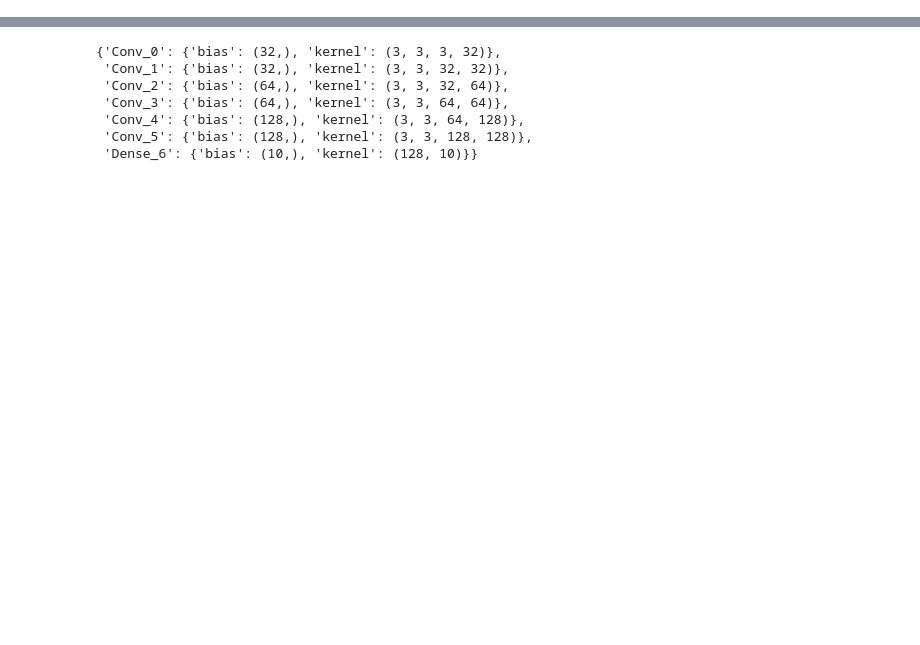
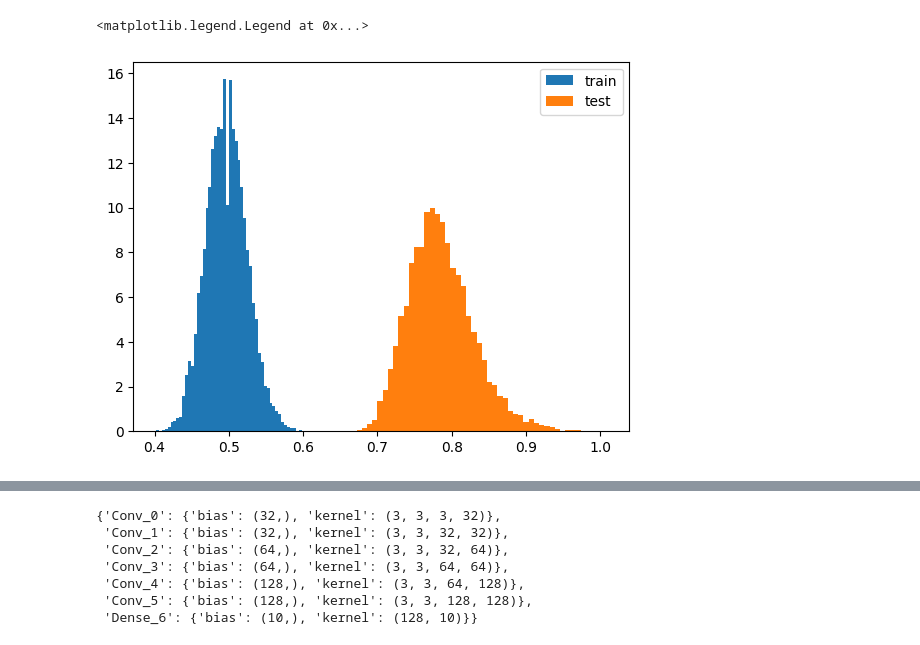
Before and after one commit to langosco/backdoors, a Jupyter notebook: notebooks/scratch.ipynb, the cells around one changed output, grey strips where cells are left out. Saved outputs shown, nothing was run; the diff lists cells and outputs as text; code cells hidden in the pictures; blank space fills up the shorter version.

```diff
--- a/notebooks/scratch.ipynb
+++ b/notebooks/scratch.ipynb
@@ -45,0 +67,7 @@ Files already downloaded and verified
+# %%
+plt.hist(all_infos["train_loss"], bins=30, density=True, label="train")
+plt.hist(all_infos["test_loss"], bins=30, density=True, label="test")
+plt.legend()
+# %% [output]
+<matplotlib.legend.Legend at 0x...>
+[figure, added]
```
Also changed, not shown: parts of 18 cells of this notebook, 3 other files.
